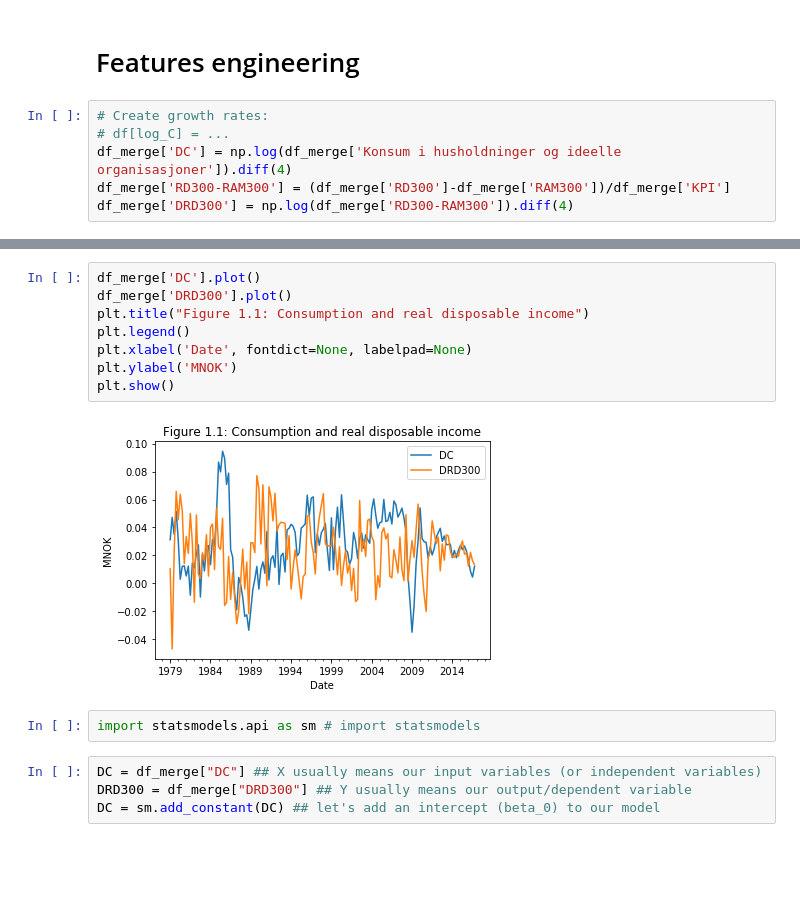
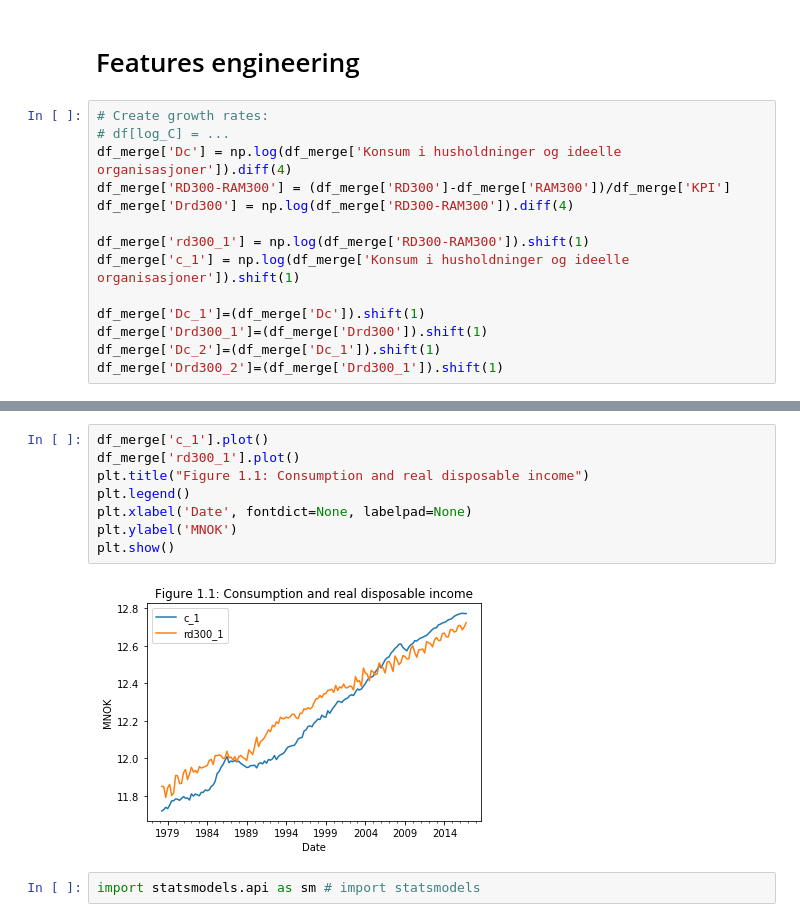
Before and after one commit to DataScienceLead/MacroeconomicsII, a Jupyter notebook: Ex5.ipynb, the cells around one changed output, grey strips where cells are left out. Cells and saved outputs as stored; diff of their text form; blank space fills up the shorter version.

Commit message:
update Ex5 with different explanatory variables

```diff
--- a/Ex5.ipynb
+++ b/Ex5.ipynb
@@ -66,6 +66,14 @@ plt.show()
 # %%
 # Create growth rates:
 # df[log_C] = ...
-df_merge['DC'] = np.log(df_merge['Konsum i husholdninger og ideelle organisasjoner']).diff(4)
+df_merge['Dc'] = np.log(df_merge['Konsum i husholdninger og ideelle organisasjoner']).diff(4)
 df_merge['RD300-RAM300'] = (df_merge['RD300']-df_merge['RAM300'])/df_merge['KPI']
-df_merge['DRD300'] = np.log(df_merge['RD300-RAM300']).diff(4)
+df_merge['Drd300'] = np.log(df_merge['RD300-RAM300']).diff(4)
+
+df_merge['rd300_1'] = np.log(df_merge['RD300-RAM300']).shift(1)
+df_merge['c_1'] = np.log(df_merge['Konsum i husholdninger og ideelle organisasjoner']).shift(1)
+
+df_merge['Dc_1']=(df_merge['Dc']).shift(1)
+df_merge['Drd300_1']=(df_merge['Drd300']).shift(1)
+df_merge['Dc_2']=(df_merge['Dc_1']).shift(1)
+df_merge['Drd300_2']=(df_merge['Drd300_1']).shift(1)
@@ -72,19 +91,15 @@ df_merge['DRD300'] = np.log(df_merge['RD300-RAM300']).diff(4)
 # %%
-df_merge['DC'].plot()
-df_merge['DRD300'].plot()
+df_merge['c_1'].plot()
+df_merge['rd300_1'].plot()
 plt.title("Figure 1.1: Consumption and real disposable income")
 plt.legend()
 plt.xlabel('Date', fontdict=None, labelpad=None)
 plt.ylabel('MNOK')
 plt.show()
 # %% [output]
-[figure, old version]
+[figure, new version]
 # %%
 import statsmodels.api as sm # import statsmodels
-# %%
-DC = df_merge["DC"] ## X usually means our input variables (or independent variables)
-DRD300 = df_merge["DRD300"] ## Y usually means our output/dependent variable
-DC = sm.add_constant(DC) ## let's add an intercept (beta_0) to our model
 # %%
 df_merge.head()
 # %% [output]
```
Also changed, not shown: parts of 11 cells of this notebook, 1 other file.
